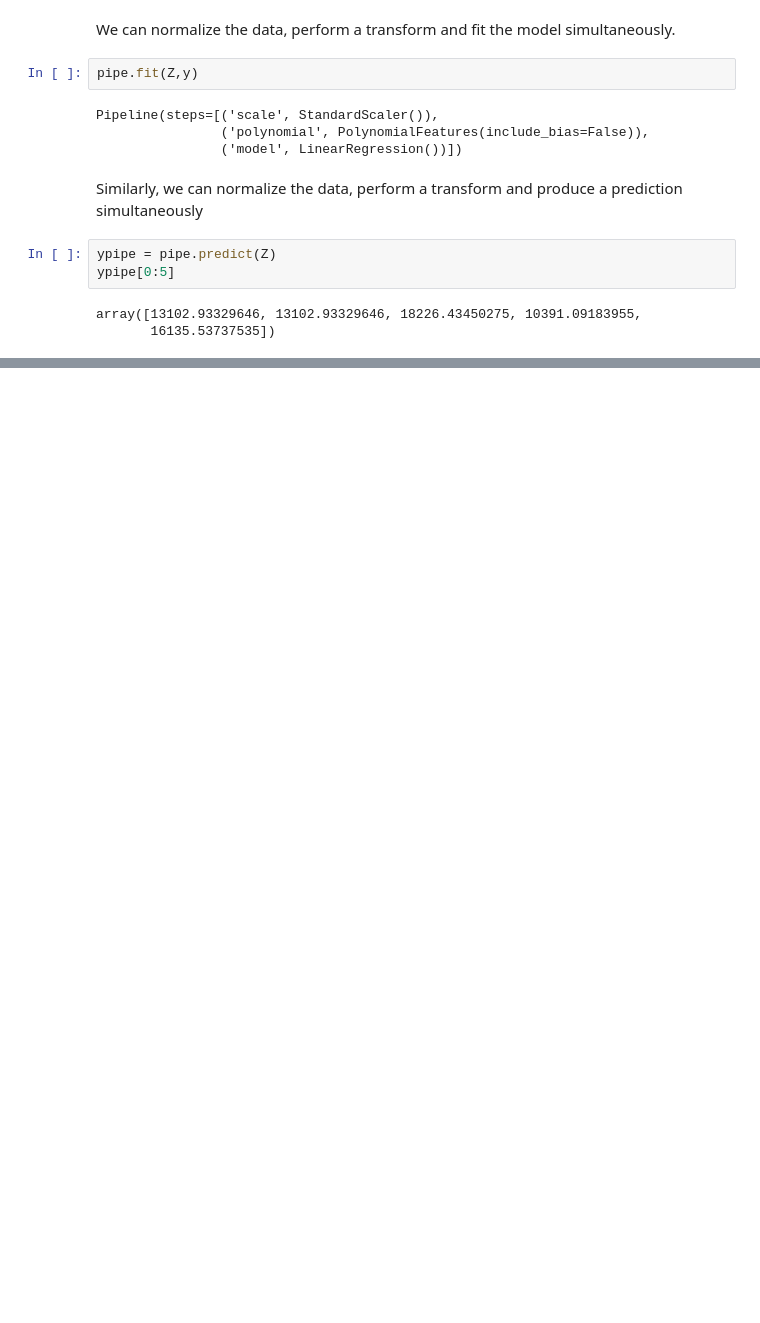
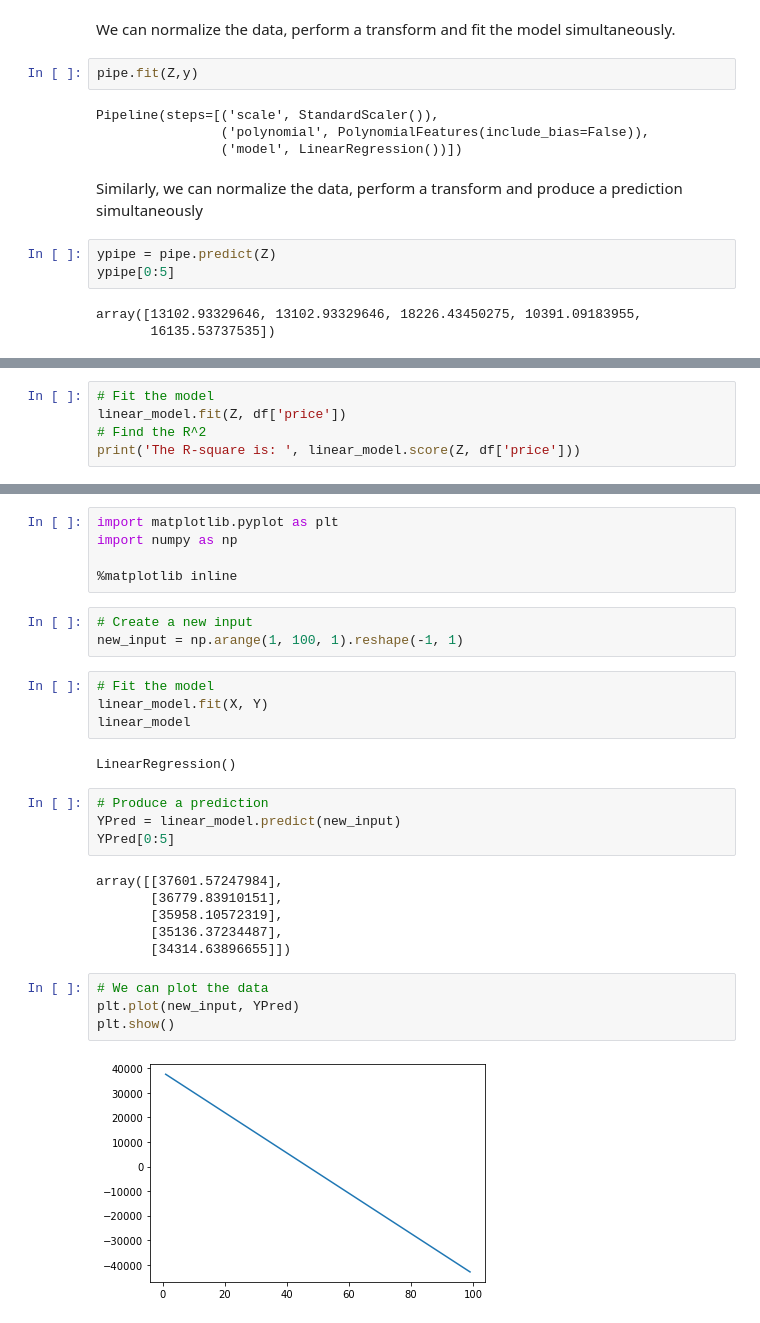
Before and after one commit to Dheerajkulariya/Data-Science-Portfolio-Projects, a Jupyter notebook: Machine-Learning-Projects/ML-Regression-Projects/Automobile-Price-Prediction/Automation Price Prediction.ipynb, the cells around one changed output, grey strips where cells are left out. Drawn from its saved outputs; the diff is of its cells as text; blank space fills up the shorter version.

```diff
--- a/Machine-Learning-Projects/ML-Regression-Projects/Automobile-Price-Prediction/Automation Price Prediction.ipynb
+++ b/Machine-Learning-Projects/ML-Regression-Projects/Automobile-Price-Prediction/Automation Price Prediction.ipynb
@@ -2047,0 +2100,5 @@ array([13102.93329646, 13102.93329646, 18226.43450275, 10391.09183955,
+# %%
+# Fit the model
+linear_model.fit(Z, df['price'])
+# Find the R^2
+print('The R-square is: ', linear_model.score(Z, df['price']))
@@ -2047,0 +2149,30 @@ array([13102.93329646, 13102.93329646, 18226.43450275, 10391.09183955,
+# %%
+import matplotlib.pyplot as plt
+import numpy as np
+
+%matplotlib inline
+# %%
+# Create a new input
+new_input = np.arange(1, 100, 1).reshape(-1, 1)
+# %%
+# Fit the model
+linear_model.fit(X, Y)
+linear_model
+# %% [output]
+LinearRegression()
+# %%
+# Produce a prediction
+YPred = linear_model.predict(new_input)
+YPred[0:5]
+# %% [output]
+array([[37601.57247984],
+       [36779.83910151],
+       [35958.10572319],
+       [35136.37234487],
+       [34314.63896655]])
+# %%
+# We can plot the data
+plt.plot(new_input, YPred)
+plt.show()
+# %% [output]
+[figure, added]
```
Also changed, not shown: parts of 29 cells of this notebook.
